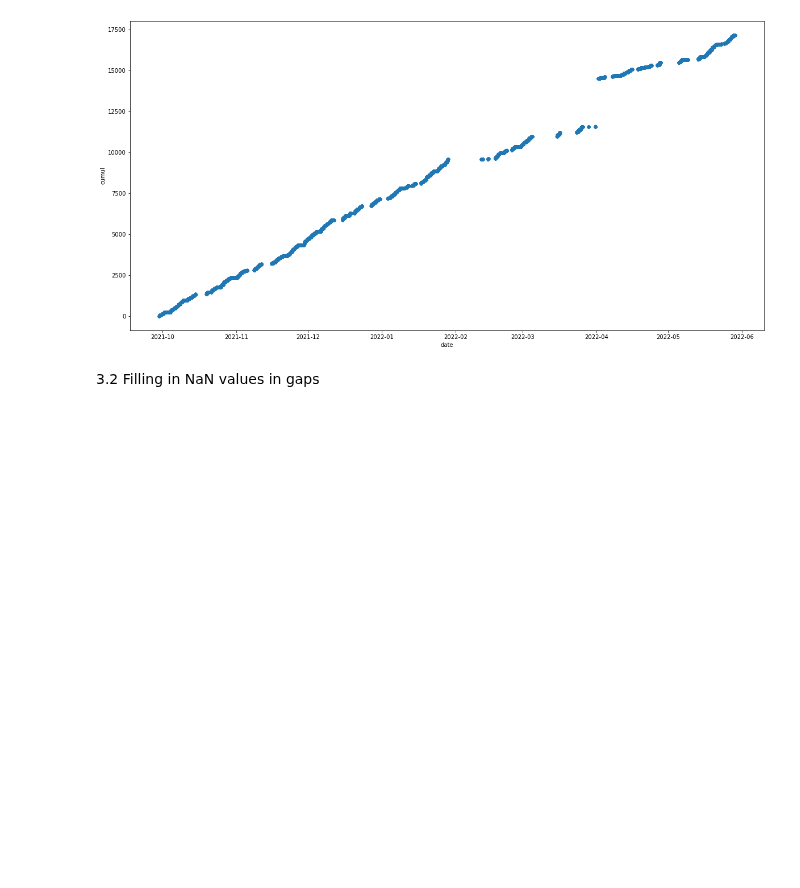
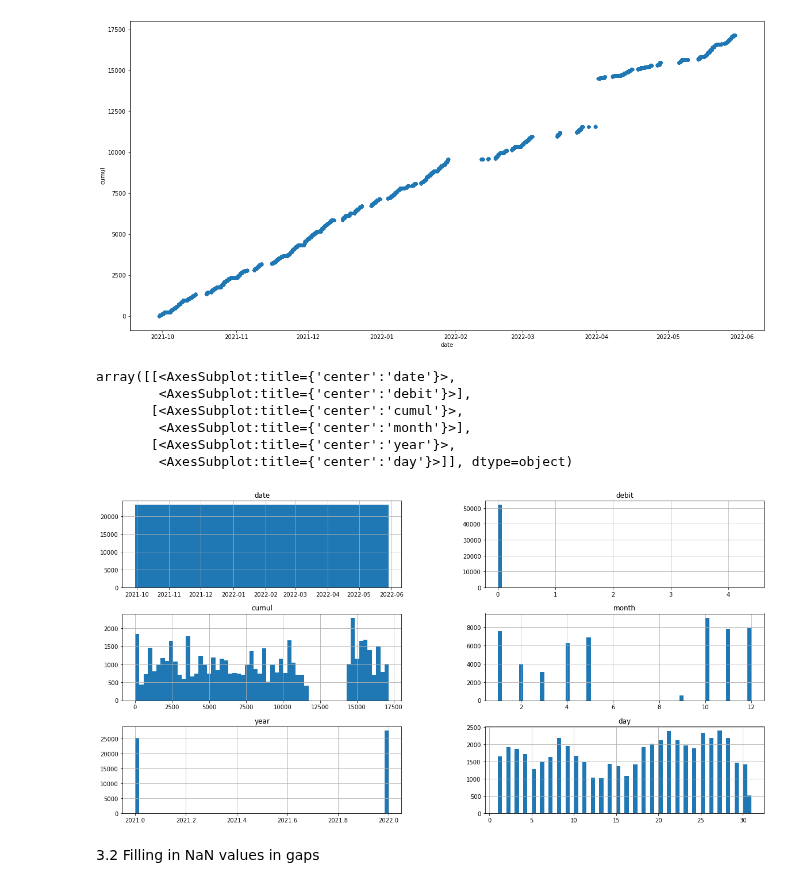
Before and after one commit to Cyrine-afk/Water-Consumption, a Jupyter notebook: Water DB.ipynb, the cells around one changed output. Saved outputs shown, nothing was run; the diff lists cells and outputs as text; code cells hidden in the pictures; blank space fills up the shorter version.

Commit message:
Plotting

```diff
--- a/Water DB.ipynb
+++ b/Water DB.ipynb
@@ -726,6 +726,17 @@ water_duplicates_removed.reset_index().plot(kind='scatter', x='date', y='cumul',
 # %% [output]
 <AxesSubplot:xlabel='date', ylabel='cumul'>
 [figure]
+# %%
+#plotting dates
+water_duplicates_removed.reset_index().hist(bins=60, figsize=(20,10))
+# %% [output]
+array([[<AxesSubplot:title={'center':'date'}>,
+        <AxesSubplot:title={'center':'debit'}>],
+       [<AxesSubplot:title={'center':'cumul'}>,
+        <AxesSubplot:title={'center':'month'}>],
+       [<AxesSubplot:title={'center':'year'}>,
+        <AxesSubplot:title={'center':'day'}>]], dtype=object)
+[figure, added]
 # %% [markdown]
 3.2 Filling in NaN values in gaps
 # %% [markdown]
```
